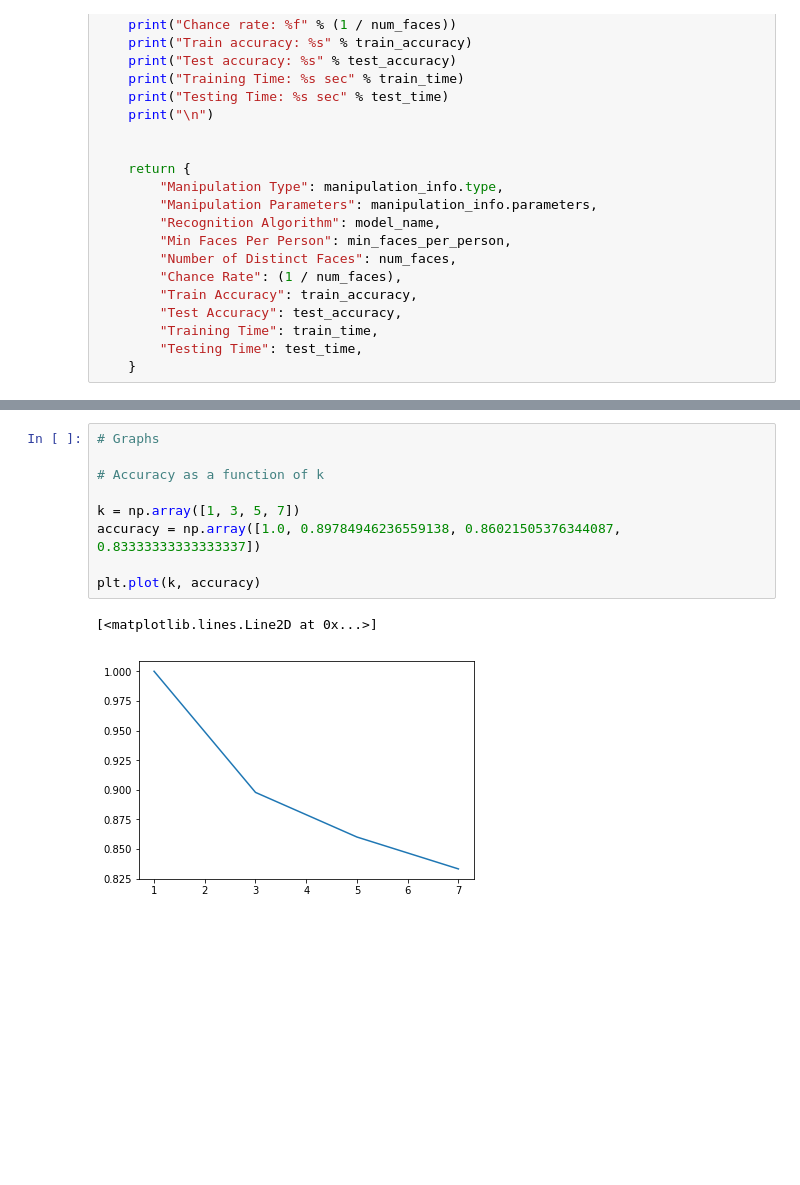
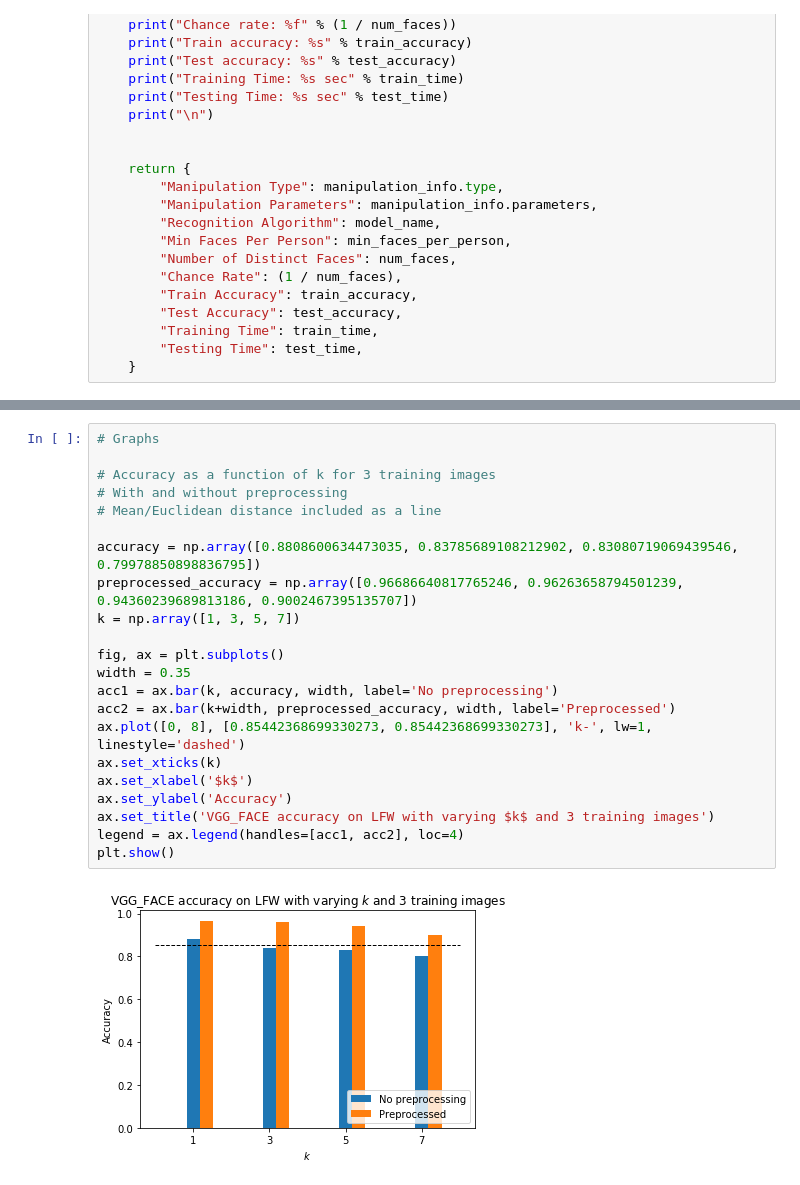
Before and after one commit to cchen23/COS429_final_project, a Jupyter notebook: code/vgg/vgg_face.ipynb, the cells around one changed output, grey strips where cells are left out. Drawn from its saved outputs; the diff is of its cells as text; blank space fills up the shorter version.

```diff
--- a/code/vgg/vgg_face.ipynb
+++ b/code/vgg/vgg_face.ipynb
@@ -497,15 +528,27 @@ Testing Time: 153.9114580000023 sec
 
 
 {'Manipulation Type': 'blur', 'Manipulation Parameters': {'blurwindow_size': 10}, 'Recognition Algorithm': 'VGG_FACE', 'Min Faces Per Person': 20, 'Number of Distinct Faces': 62, 'Chance Rate': 0.0161 ...
-# %%
-# Graphs
-
-# Accuracy as a function of k
-
-k = np.array([1, 3, 5, 7])
-accuracy = np.array([1.0, 0.89784946236559138, 0.86021505376344087, 0.83333333333333337])
-
-plt.plot(k, accuracy)
-# %% [output]
-[<matplotlib.lines.Line2D at 0x...>]
-[figure, removed]
+# %%
+# Graphs
+
+# Accuracy as a function of k for 3 training images
+# With and without preprocessing
+# Mean/Euclidean distance included as a line
+
+accuracy = np.array([0.8808600634473035, 0.83785689108212902, 0.83080719069439546, 0.79978850898836795])
+preprocessed_accuracy = np.array([0.96686640817765246, 0.96263658794501239, 0.94360239689813186, 0.9002467395135707])
+k = np.array([1, 3, 5, 7])
+
+fig, ax = plt.subplots()
+width = 0.35
+acc1 = ax.bar(k, accuracy, width, label='No preprocessing')
+acc2 = ax.bar(k+width, preprocessed_accuracy, width, label='Preprocessed')
+ax.plot([0, 8], [0.85442368699330273, 0.85442368699330273], 'k-', lw=1, linestyle='dashed')
+ax.set_xticks(k)
+ax.set_xlabel('$k$')
+ax.set_ylabel('Accuracy')
+ax.set_title('VGG_FACE accuracy on LFW with varying $k$ and 3 training images')
+legend = ax.legend(handles=[acc1, acc2], loc=4)
+plt.show()
+# %% [output]
+[figure, added]
```
Also changed, not shown: parts of 6 cells of this notebook, 1 other file.
